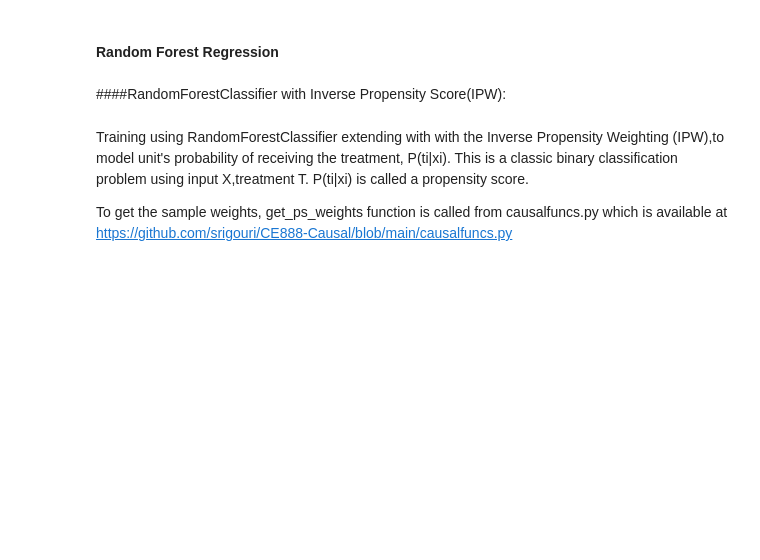
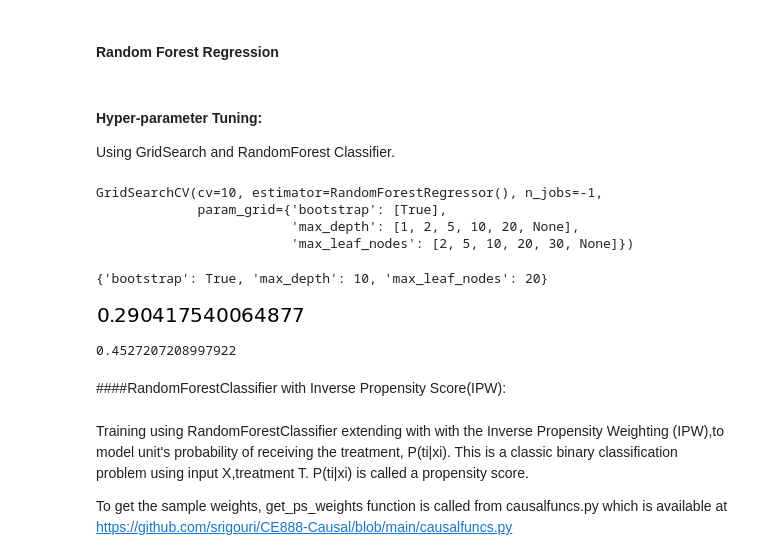
Before and after one commit to srigouri/CE888-CausalInference-Assignment2, a Jupyter notebook: Jobs_Causal.ipynb, the cells around one changed output. Drawn from its saved outputs; the diff is of its cells as text; code cells hidden in the pictures; blank space fills up the shorter version.

```diff
--- a/Jobs_Causal.ipynb
+++ b/Jobs_Causal.ipynb
@@ -251,6 +244,41 @@ rf_y0_test = rf.predict(xt0_test)
 rf_y1_test = rf.predict(xt1_test)
 
 rf_e_test = rf_y1_test - rf_y0_test
+# %% [markdown]
+#### Hyper-parameter Tuning:
+
+Using GridSearch and RandomForest Classifier.
+# %%
+dt_gs = RandomForestRegressor()
+
+params = {'bootstrap': [True],'max_depth': [1, 2, 5, 10, 20, None], 'max_leaf_nodes': [2, 5, 10, 20, 30, None]}
+gs_cv = GridSearchCV(dt_gs, cv=10, param_grid=params,n_jobs = -1)
+
+gs_cv.fit(XT_train,Y_train.ravel())
+# %% [output]
+GridSearchCV(cv=10, estimator=RandomForestRegressor(), n_jobs=-1,
+             param_grid={'bootstrap': [True],
+                         'max_depth': [1, 2, 5, 10, 20, None],
+                         'max_leaf_nodes': [2, 5, 10, 20, 30, None]})
+# %%
+gs_cv.best_params_
+# %% [output]
+{'bootstrap': True, 'max_depth': 10, 'max_leaf_nodes': 20}
+# %%
+gs_cv.best_score_
+# %% [output]
+[figure, added]
+# %%
+gs_cv_y0_test = gs_cv.predict(xt0_test)
+
+gs_cv_y1_test = gs_cv.predict(xt1_test)
+gs_cv_pred=gs_cv_y1_test-gs_cv_y0_test
+
+#Accuracy using Root Mean Squared Error
+rf_rmse_test = np.sqrt(mean_squared_error(e_test, gs_cv_pred))
+print(rf_rmse_test)
+# %% [output]
+0.4527207208997922
 # %% [markdown]
 ####RandomForestClassifier with Inverse Propensity Score(IPW):
 # %% [markdown]
```
Also changed, not shown: parts of 18 cells of this notebook.
